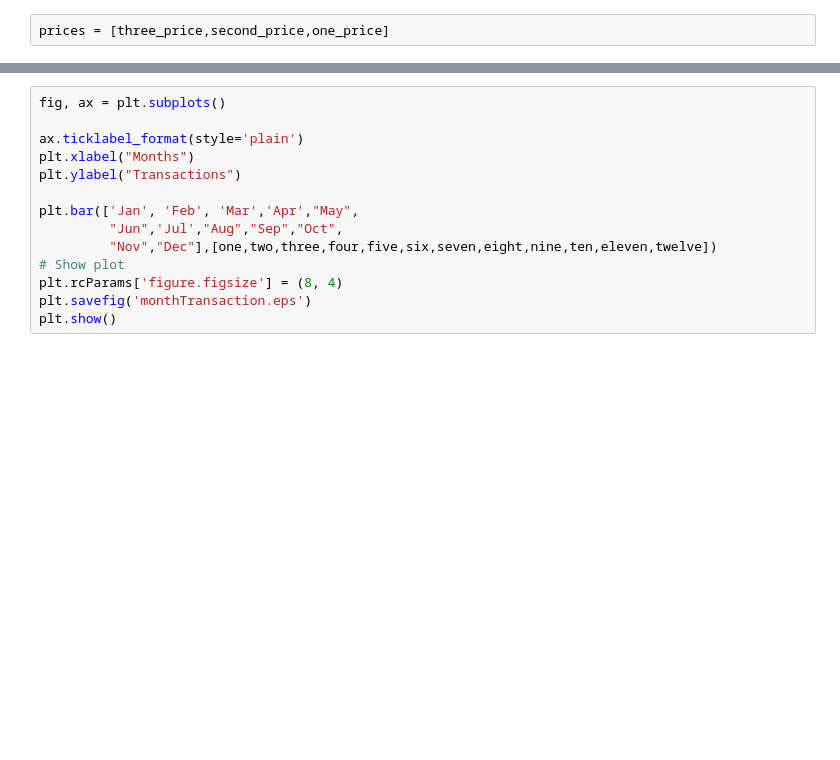
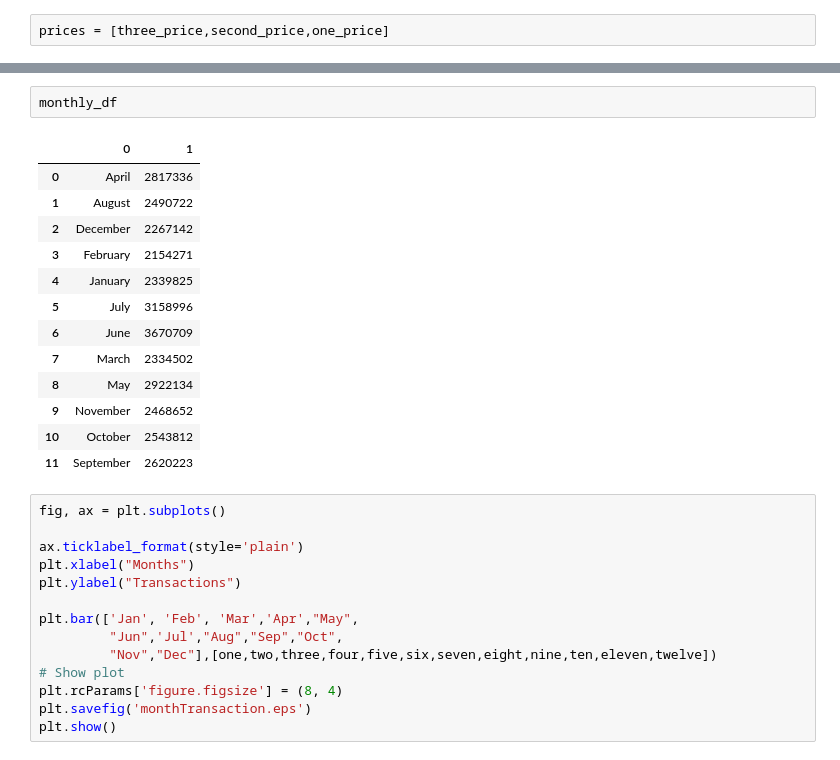
Before and after one commit to u15274170/MIT805, a Jupyter notebook: Visualization.ipynb, the cells around one changed output, grey strips where cells are left out. Saved outputs shown, nothing was run; the diff lists cells and outputs as text; blank space fills up the shorter version.

```diff
--- a/Visualization.ipynb
+++ b/Visualization.ipynb
@@ -94,3 +99,19 @@ twelve  = len(transactions_df[transactions_df['t_dat'].str.contains('-12-')])
+# %%
+monthly_df
+# %% [output]
+|  | 0 | 1 |
+| 0 | April | 2817336 |
+| 1 | August | 2490722 |
+| 2 | December | 2267142 |
+| 3 | February | 2154271 |
+| 4 | January | 2339825 |
+| 5 | July | 3158996 |
+| 6 | June | 3670709 |
+| 7 | March | 2334502 |
+| 8 | May | 2922134 |
+| 9 | November | 2468652 |
+| 10 | October | 2543812 |
+| 11 | September | 2620223 |
 # %%
 fig, ax = plt.subplots()
 
```
Also changed, not shown: parts of 17 cells of this notebook, 1 other file.
